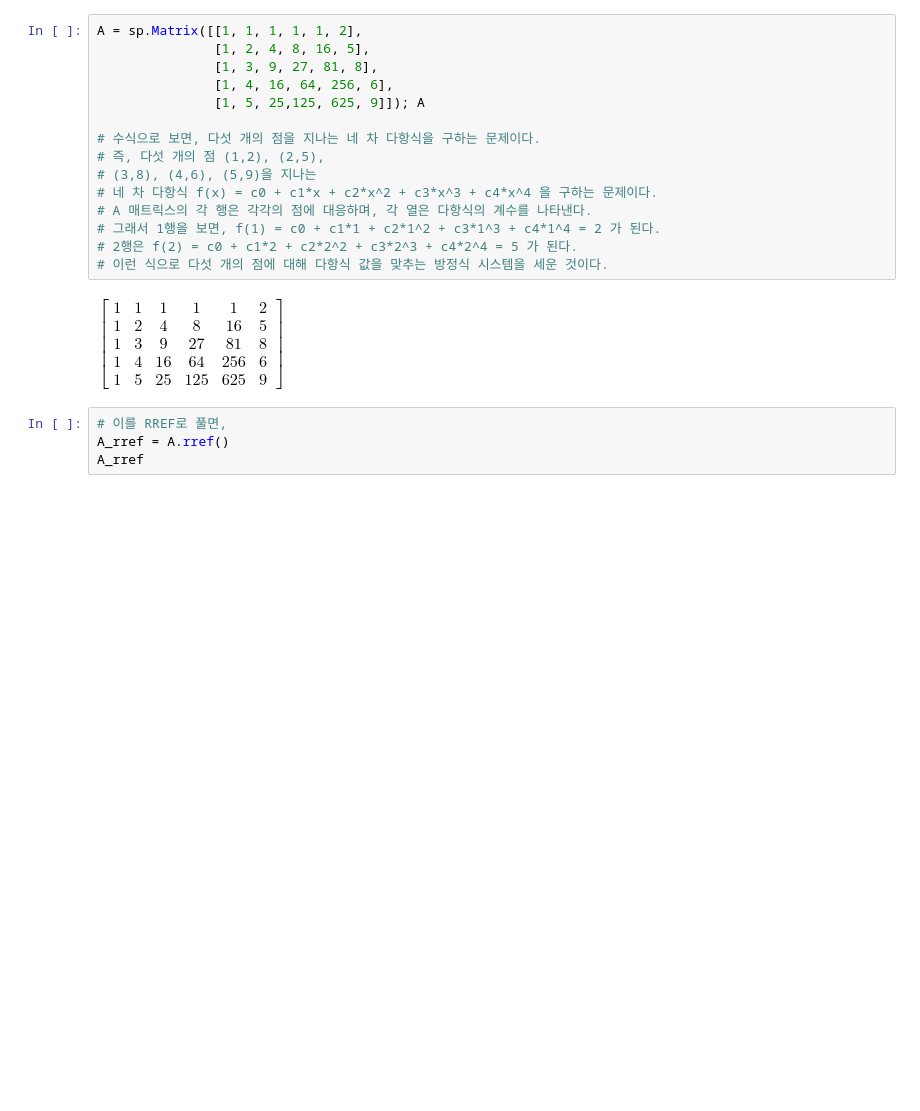
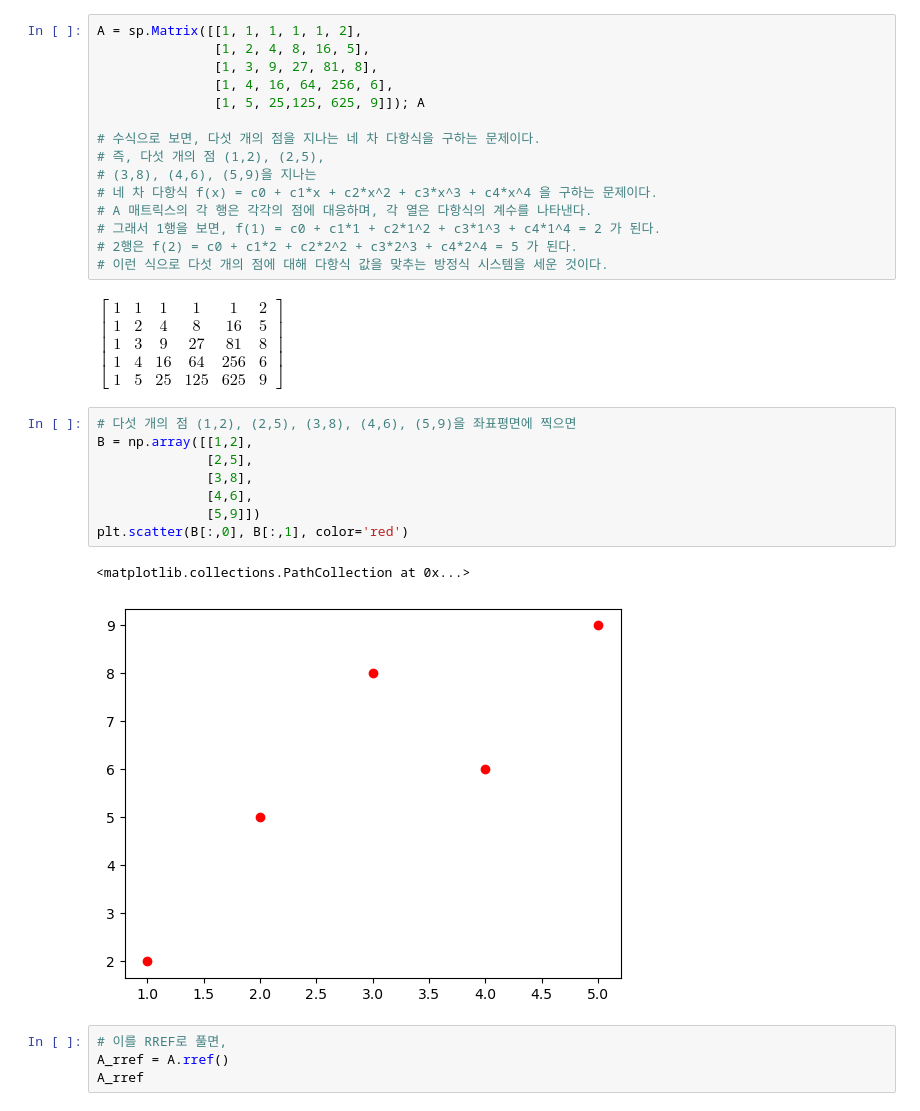
Before and after one commit to hjyshane/LinearAlgebraPython, a Jupyter notebook: 04__Linear syster solution.ipynb, the cells around one changed output. Saved outputs shown, nothing was run; the diff lists cells and outputs as text; blank space fills up the shorter version.

```diff
--- a/04__Linear syster solution.ipynb
+++ b/04__Linear syster solution.ipynb
@@ -118,6 +119,17 @@ A = sp.Matrix([[1, 1, 1, 1, 1, 2],
 # 이런 식으로 다섯 개의 점에 대해 다항식 값을 맞추는 방정식 시스템을 세운 것이다.
 # %% [output]
 $\displaystyle \left[\begin{matrix}1 & 1 & 1 & 1 & 1 & 2\\1 & 2 & 4 & 8 & 16 & 5\\1 & 3 & 9 & 27 & 81 & 8\\1 & 4 & 16 & 64 & 256 & 6\\1 & 5 & 25 & 125 & 625 & 9\end{matrix}\right]$
+# %%
+# 다섯 개의 점 (1,2), (2,5), (3,8), (4,6), (5,9)을 좌표평면에 찍으면
+B = np.array([[1,2],
+              [2,5],
+              [3,8],
+              [4,6],
+              [5,9]])
+plt.scatter(B[:,0], B[:,1], color='red')
+# %% [output]
+<matplotlib.collections.PathCollection at 0x...>
+[figure, added]
 # %%
 # 이를 RREF로 풀면,
 A_rref = A.rref()
```
Also changed, not shown: parts of 2 cells of this notebook, 1 other file.
